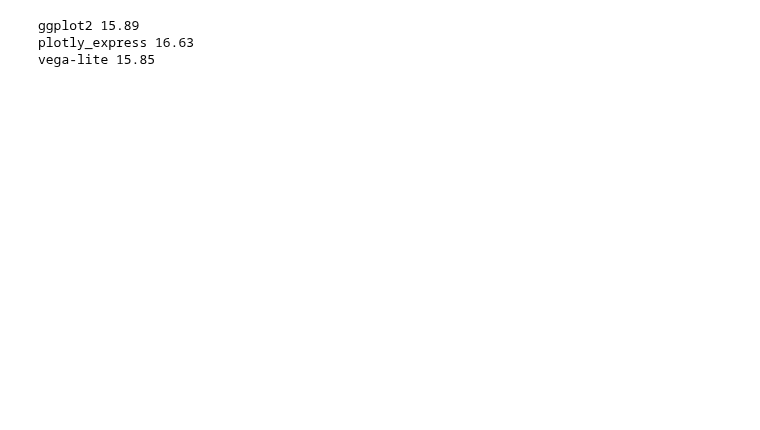
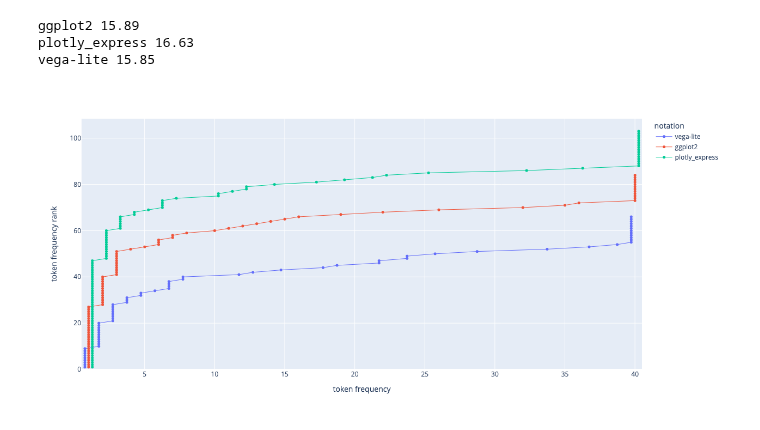
Before and after one commit to notascope/notascope, a Jupyter notebook: notebooks/token_dist.ipynb, the cells around one changed output. Saved outputs shown, nothing was run; the diff lists cells and outputs as text; code cells hidden in the pictures; blank space fills up the shorter version.

Commit message:
token pair vis

```diff
--- a/notebooks/token_dist.ipynb
+++ b/notebooks/token_dist.ipynb
@@ -29,0 +33,28 @@ vega-lite 15.85
+# %%
+tokens_df = load_tokens()
+
+gallery = "movies"
+
+df = (
+    tokens_df.query(f"gallery == '{gallery}'")
+    .groupby(["token", "notation"])["slug"]
+    .nunique()
+    .reset_index()
+)
+fig = px.ecdf(
+    df,
+    x="slug",
+    color="notation",
+    hover_name="token",
+    ecdfnorm=None,
+    height=600,
+    markers=True,
+    lines=True,
+    #ecdfmode="complementary",
+    labels=dict(slug="token frequency"),
+)
+fig.update_traces(line_shape="linear", marker_size=5, line_width=1)
+fig.update_yaxes(title_text="token frequency rank")
+fig.update_layout(scattermode="group")
+# %% [output]
+[figure, added]
```
Also changed, not shown: parts of 3 cells of this notebook, 3 other files.
